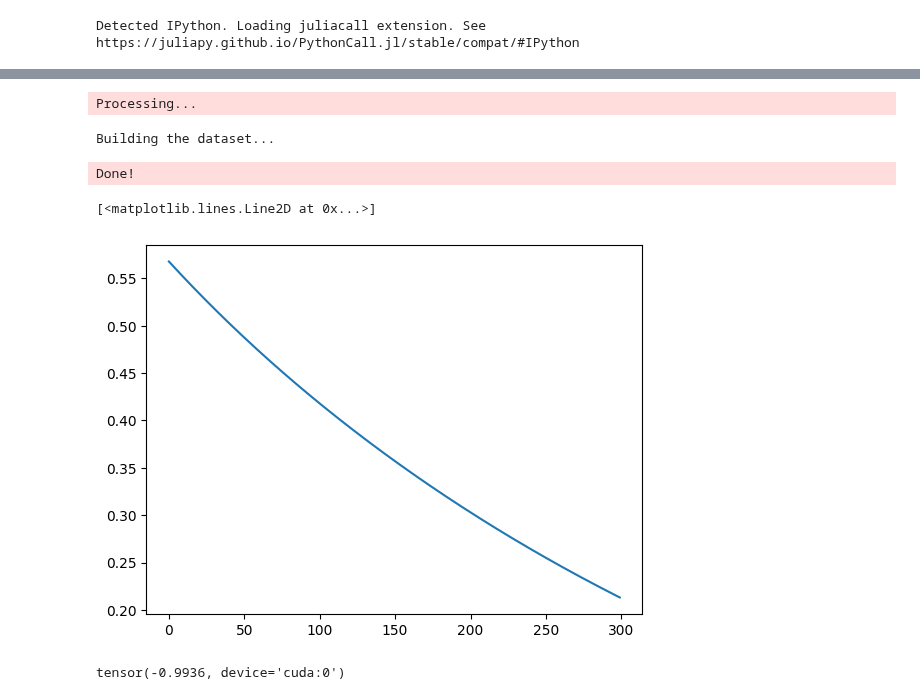
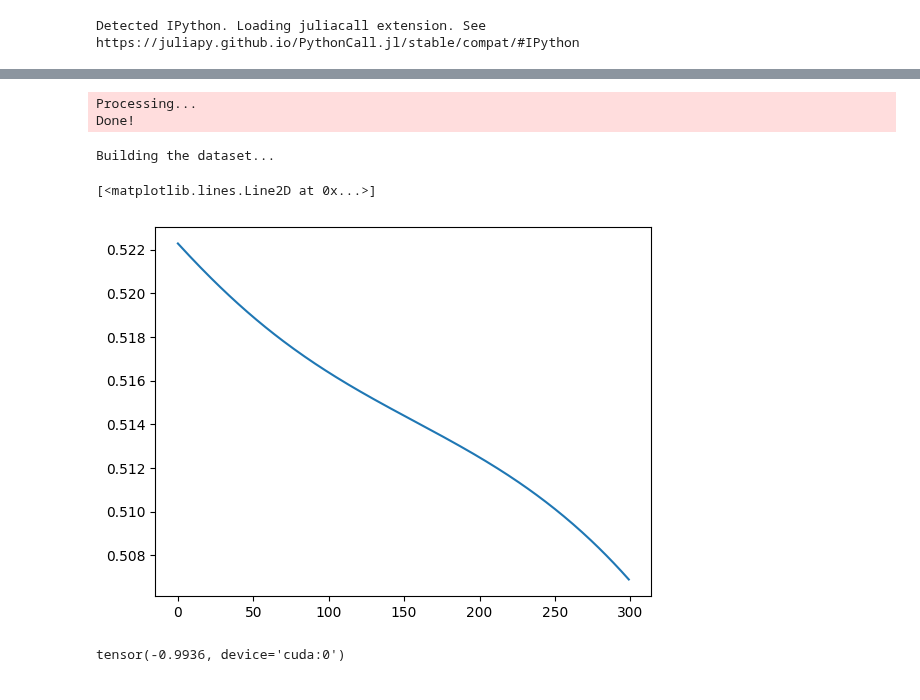
Before and after one commit to riccardocappi/Kan-for-Interpretable-Graph-Dynamics, a Jupyter notebook: post_processing.ipynb, the cells around one changed output, grey strips where cells are left out. Cells and saved outputs as stored; diff of their text form; code cells hidden in the pictures.

```diff
--- a/post_processing.ipynb
+++ b/post_processing.ipynb
@@ -53,6 +49,7 @@ Trial 4: num params: 224
 # %%
-config_pop = load_config("./configs/config_pred_deriv/config_ic3/config_population_mpnn.yml")
-config_pop["seed"] = 42
+config_pop = load_config("./configs/config_pred_deriv/config_ic1/config_population_mpnn.yml")
+# config_pop["t_eval_steps"] = 1000
+# config_pop["t_span"] = [0, 10]
 
 exp = ExperimentsMPNN(
     config=config_pop,
@@ -60,14 +57,14 @@ exp = ExperimentsMPNN(
 )
 # %% [output]
 Processing...
+Done!
 Building the dataset...
-Done!
 # %%
-data = exp.training_set.raw_data_sampled[1].detach().cpu().numpy()
-plt.plot(data[:, 9, :])
+data = exp.training_set.raw_data_sampled[0].detach().cpu().numpy()
+plt.plot(data[:, 6, :])
 # %% [output]
 [<matplotlib.lines.Line2D at 0x...>]
-[figure, old version]
+[figure, new version]
 # %%
 exp.training_set.raw_data_sampled.min()
 # %% [output]
```
Also changed, not shown: parts of 19 cells of this notebook, 22 other files.
